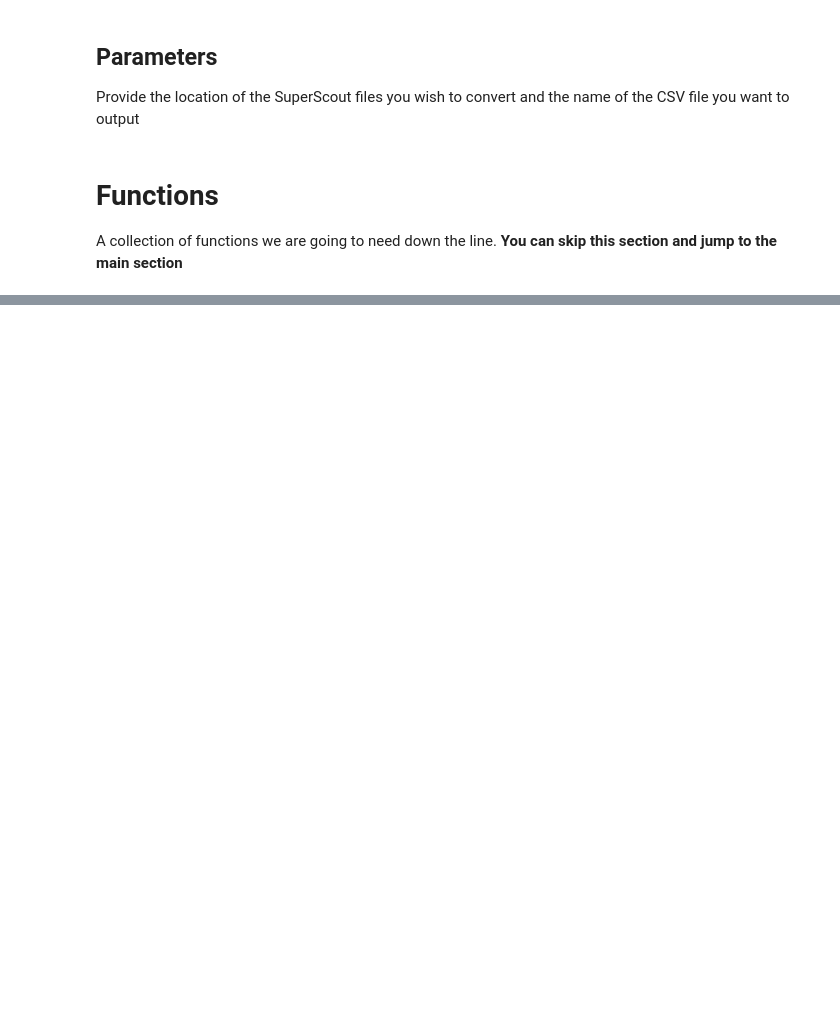
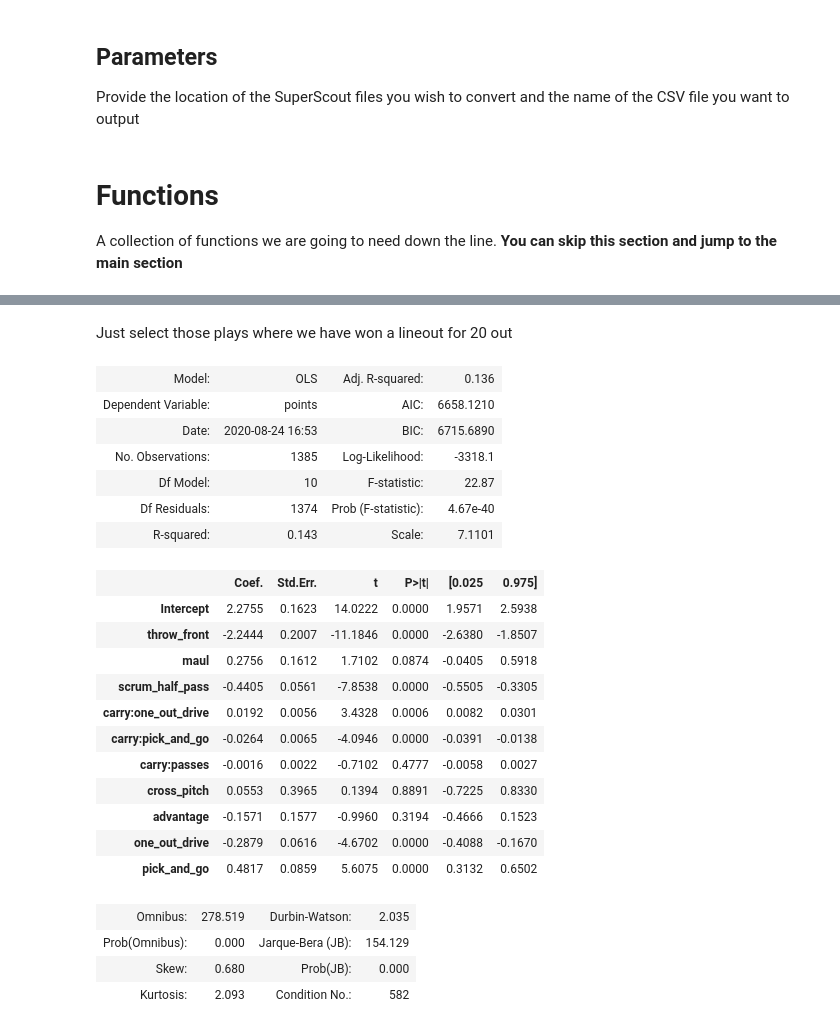
Before and after one commit to jlondal/pro14_analysis, a Jupyter notebook: Convert to XML to CSV.ipynb, the cells around one changed output, grey strips where cells are left out. Cells and saved outputs as stored; diff of their text form; code cells hidden in the pictures; blank space fills up the shorter version.

```diff
--- a/Convert to XML to CSV.ipynb
+++ b/Convert to XML to CSV.ipynb
@@ -301,0 +324,2 @@ engine = create_engine('mssql+pymssql://<username>:<password>@<host>:<port>/<dbn
+# %% [markdown]
+Just select those plays where we have won a lineout for 20 out
@@ -301,0 +330,38 @@ engine = create_engine('mssql+pymssql://<username>:<password>@<host>:<port>/<dbn
+# %%
+res = ols(formula="""
+points ~
++throw_front
++maul
++scrum_half_pass
++carry:(one_out_drive+pick_and_go+passes)
++cross_pitch
++advantage
++one_out_drive
++pick_and_go
+
+""", data=df2).fit()
+res.summary2()
+# %% [output]
+| Model: | OLS | Adj. R-squared: | 0.136 |
+| Dependent Variable: | points | AIC: | 6658.1210 |
+| Date: | 2020-08-24 16:53 | BIC: | 6715.6890 |
+| No. Observations: | 1385 | Log-Likelihood: | -3318.1 |
+| Df Model: | 10 | F-statistic: | 22.87 |
+| Df Residuals: | 1374 | Prob (F-statistic): | 4.67e-40 |
+| R-squared: | 0.143 | Scale: | 7.1101 |
+|  | Coef. | Std.Err. | t | P>|t| | [0.025 | 0.975] |
+| Intercept | 2.2755 | 0.1623 | 14.0222 | 0.0000 | 1.9571 | 2.5938 |
+| throw_front | -2.2444 | 0.2007 | -11.1846 | 0.0000 | -2.6380 | -1.8507 |
+| maul | 0.2756 | 0.1612 | 1.7102 | 0.0874 | -0.0405 | 0.5918 |
+| scrum_half_pass | -0.4405 | 0.0561 | -7.8538 | 0.0000 | -0.5505 | -0.3305 |
+| carry:one_out_drive | 0.0192 | 0.0056 | 3.4328 | 0.0006 | 0.0082 | 0.0301 |
+| carry:pick_and_go | -0.0264 | 0.0065 | -4.0946 | 0.0000 | -0.0391 | -0.0138 |
+| carry:passes | -0.0016 | 0.0022 | -0.7102 | 0.4777 | -0.0058 | 0.0027 |
+| cross_pitch | 0.0553 | 0.3965 | 0.1394 | 0.8891 | -0.7225 | 0.8330 |
+| advantage | -0.1571 | 0.1577 | -0.9960 | 0.3194 | -0.4666 | 0.1523 |
+| one_out_drive | -0.2879 | 0.0616 | -4.6702 | 0.0000 | -0.4088 | -0.1670 |
+| pick_and_go | 0.4817 | 0.0859 | 5.6075 | 0.0000 | 0.3132 | 0.6502 |
+| Omnibus: | 278.519 | Durbin-Watson: | 2.035 |
+| Prob(Omnibus): | 0.000 | Jarque-Bera (JB): | 154.129 |
+| Skew: | 0.680 | Prob(JB): | 0.000 |
+| Kurtosis: | 2.093 | Condition No.: | 582 |
```
Also changed, not shown: parts of 19 cells of this notebook.
